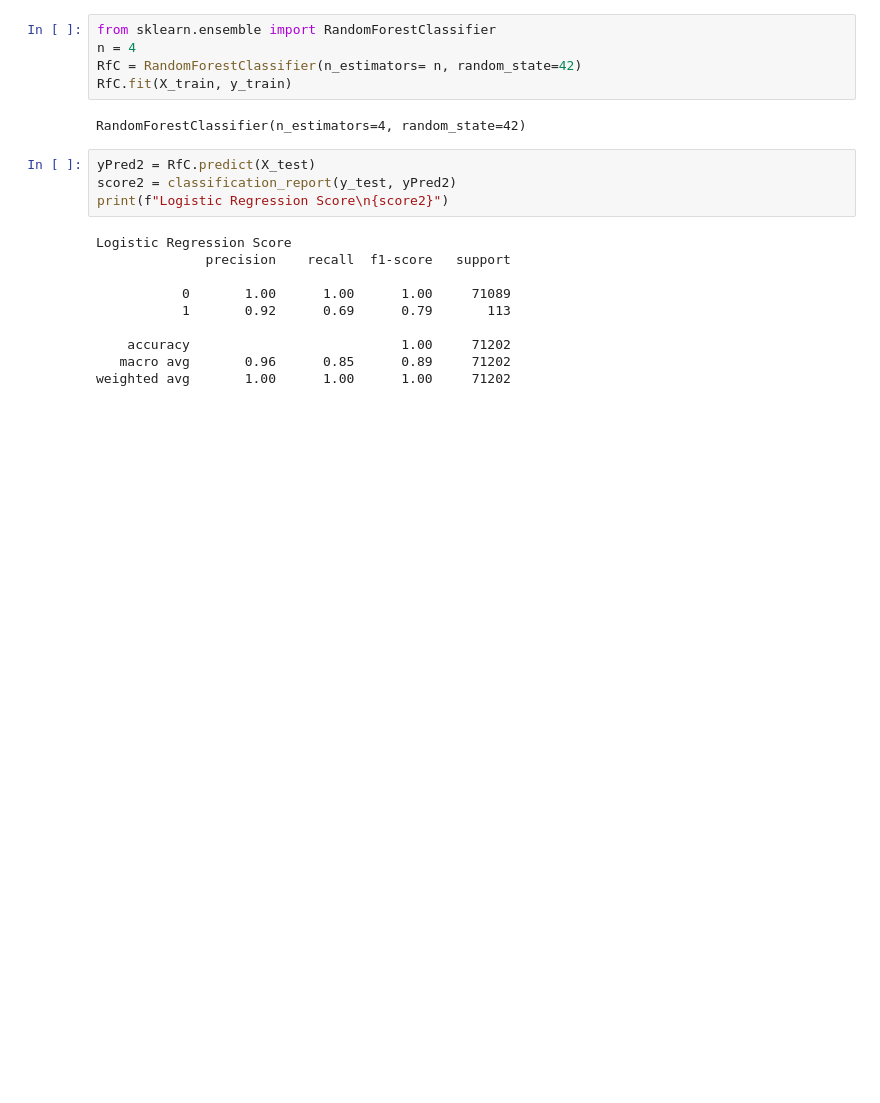
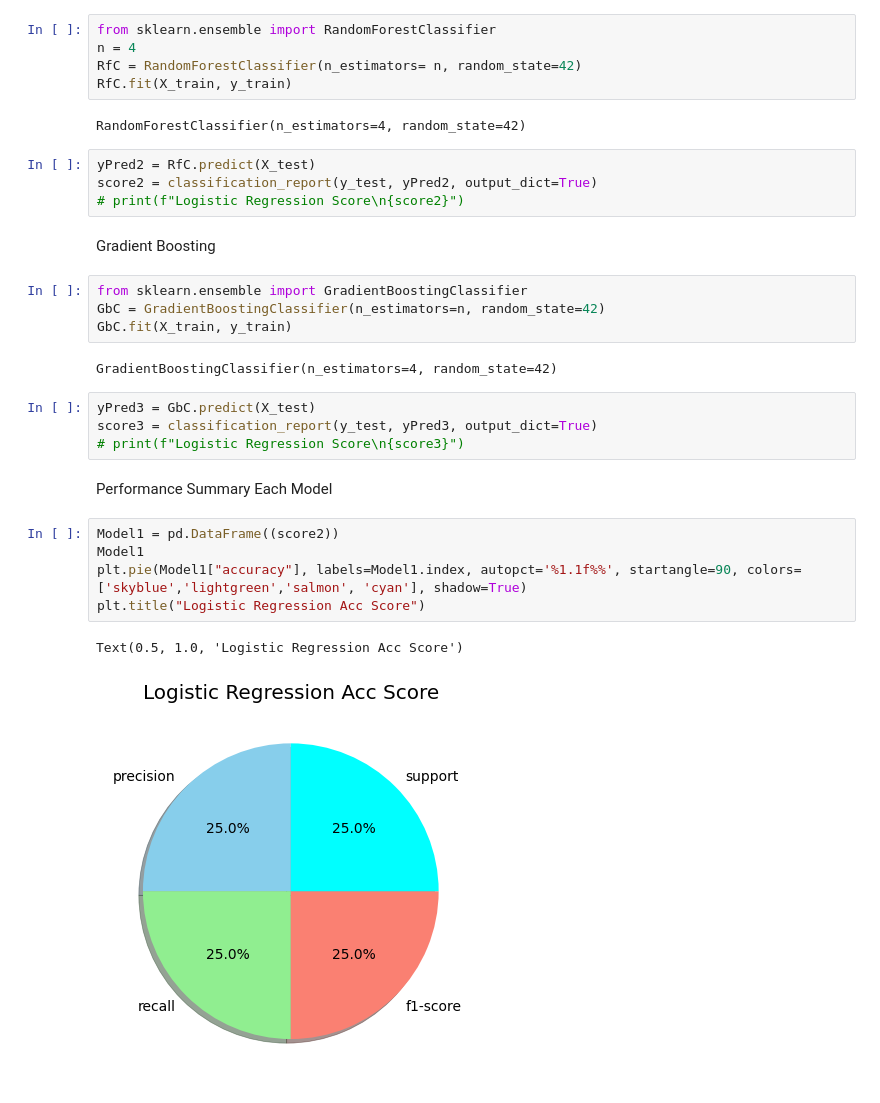
Before and after one commit to DiandraRifqiM/Credit-Card-Fraud-Detection-Model, a Jupyter notebook: model.ipynb, the cells around one changed output. Cells and saved outputs as stored; diff of their text form; blank space fills up the shorter version.

Commit message:
Performance Summary Models Added

```diff
--- a/model.ipynb
+++ b/model.ipynb
@@ -144,15 +134,27 @@ RfC.fit(X_train, y_train)
 RandomForestClassifier(n_estimators=4, random_state=42)
 # %%
 yPred2 = RfC.predict(X_test)
-score2 = classification_report(y_test, yPred2)
-print(f"Logistic Regression Score\n{score2}")
+score2 = classification_report(y_test, yPred2, output_dict=True)
+# print(f"Logistic Regression Score\n{score2}")
-# %% [output]
-Logistic Regression Score
-              precision    recall  f1-score   support
-
-           0       1.00      1.00      1.00     71089
-           1       0.92      0.69      0.79       113
-
-    accuracy                           1.00     71202
-   macro avg       0.96      0.85      0.89     71202
-weighted avg       1.00      1.00      1.00     71202
+# %% [markdown]
+Gradient Boosting
+# %%
+from sklearn.ensemble import GradientBoostingClassifier
+GbC = GradientBoostingClassifier(n_estimators=n, random_state=42)
+GbC.fit(X_train, y_train)
+# %% [output]
+GradientBoostingClassifier(n_estimators=4, random_state=42)
+# %%
+yPred3 = GbC.predict(X_test)
+score3 = classification_report(y_test, yPred3, output_dict=True)
+# print(f"Logistic Regression Score\n{score3}")
+# %% [markdown]
+Performance Summary Each Model
+# %%
+Model1 = pd.DataFrame((score2))
+Model1
+plt.pie(Model1["accuracy"], labels=Model1.index, autopct='%1.1f%%', startangle=90, colors=['skyblue','lightgreen','salmon', 'cyan'], shadow=True)
+plt.title("Logistic Regression Acc Score")
+# %% [output]
+Text(0.5, 1.0, 'Logistic Regression Acc Score')
+[figure, added]
```
Also changed, not shown: parts of 3 cells of this notebook.
